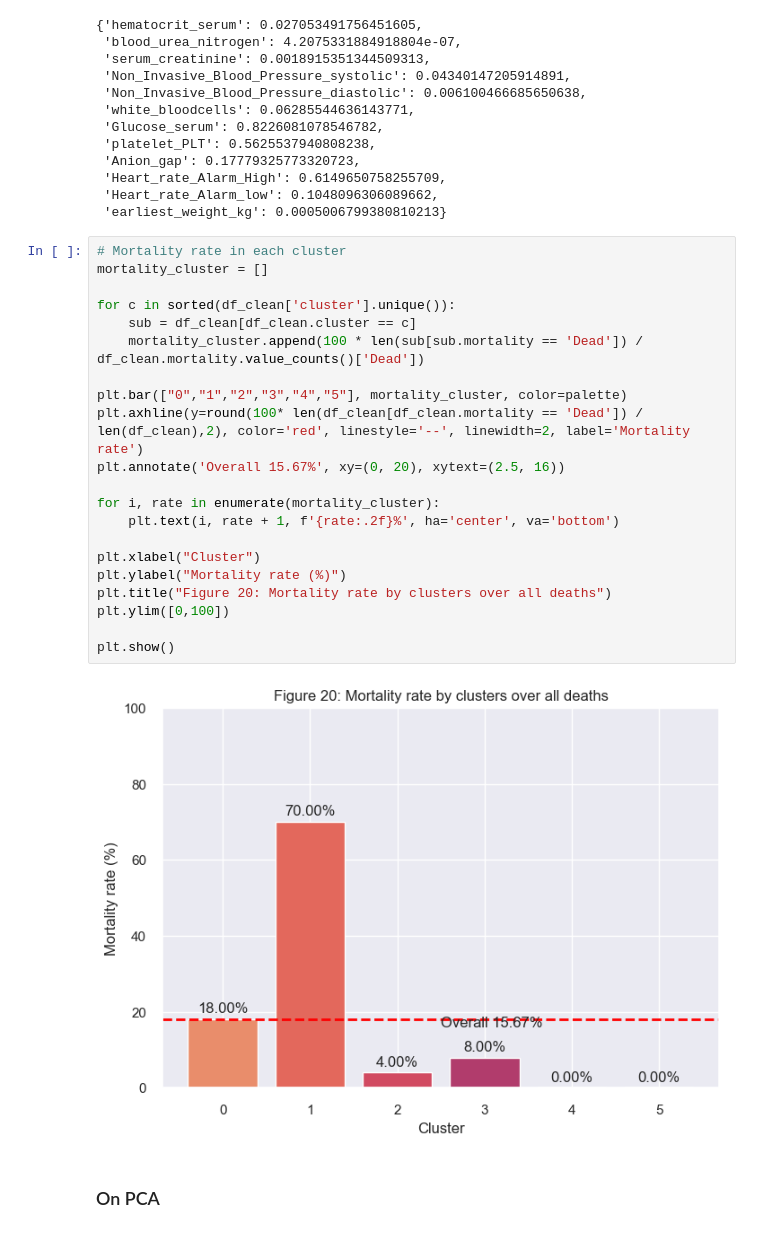
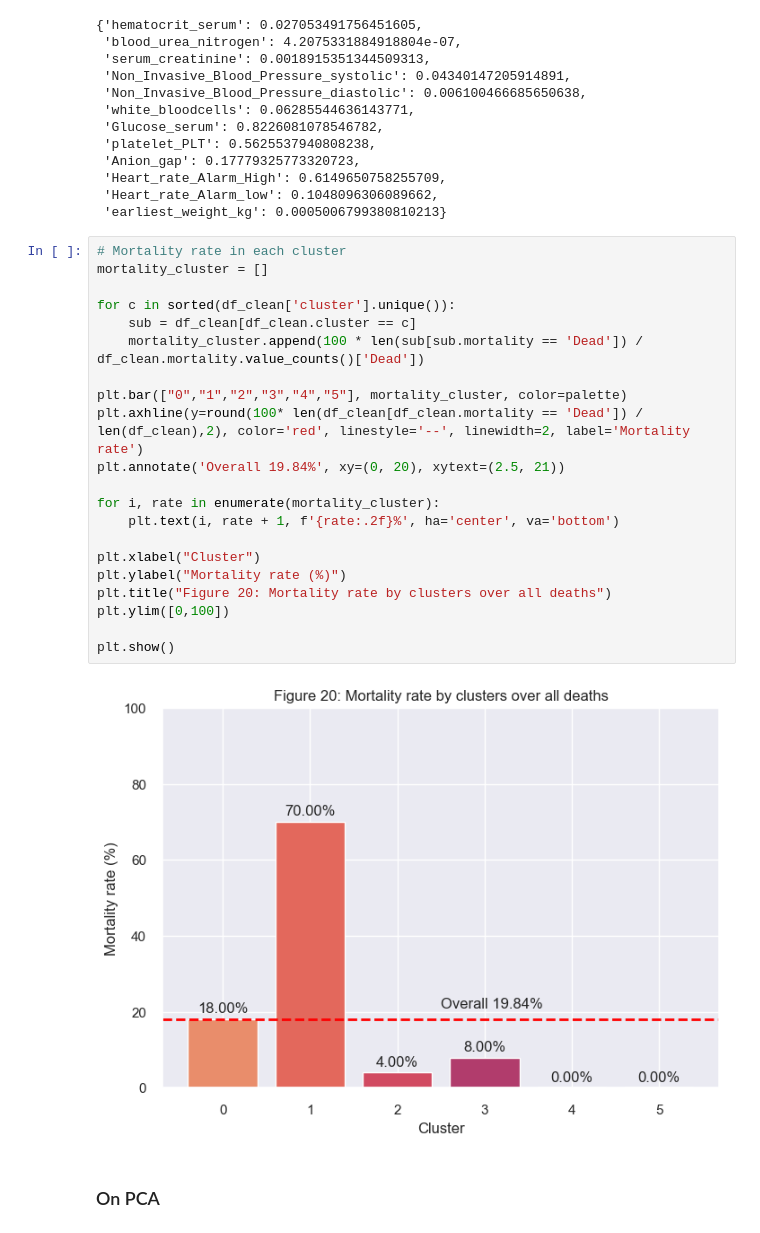
Before and after one commit to luluilmaknun/COMP90089, a Jupyter notebook: clustering_analysis/code_pheno.ipynb, the cells around one changed output. Cells and saved outputs as stored; diff of their text form.

```diff
--- a/clustering_analysis/code_pheno.ipynb
+++ b/clustering_analysis/code_pheno.ipynb
@@ -493,26 +493,26 @@ plot_mean_difference(df_clean, 'cluster', "Figure 16: Comparison of distribution
 # %%
 # Mortality rate in each cluster
 mortality_cluster = []
 
 for c in sorted(df_clean['cluster'].unique()):
     sub = df_clean[df_clean.cluster == c]
     mortality_cluster.append(100 * len(sub[sub.mortality == 'Dead']) / df_clean.mortality.value_counts()['Dead'])
 
 plt.bar(["0","1","2","3","4","5"], mortality_cluster, color=palette)
 plt.axhline(y=round(100* len(df_clean[df_clean.mortality == 'Dead']) / len(df_clean),2), color='red', linestyle='--', linewidth=2, label='Mortality rate')
-plt.annotate('Overall 15.67%', xy=(0, 20), xytext=(2.5, 16))
+plt.annotate('Overall 19.84%', xy=(0, 20), xytext=(2.5, 21))
 
 for i, rate in enumerate(mortality_cluster):
     plt.text(i, rate + 1, f'{rate:.2f}%', ha='center', va='bottom')
 
 plt.xlabel("Cluster")
 plt.ylabel("Mortality rate (%)")
 plt.title("Figure 20: Mortality rate by clusters over all deaths")
 plt.ylim([0,100])
 
 plt.show()
 # %% [output]
-[figure, old version]
+[figure, new version]
 # %% [markdown]
 ### On PCA
 # %%
```
Also changed, not shown: parts of 1 cell of this notebook.
